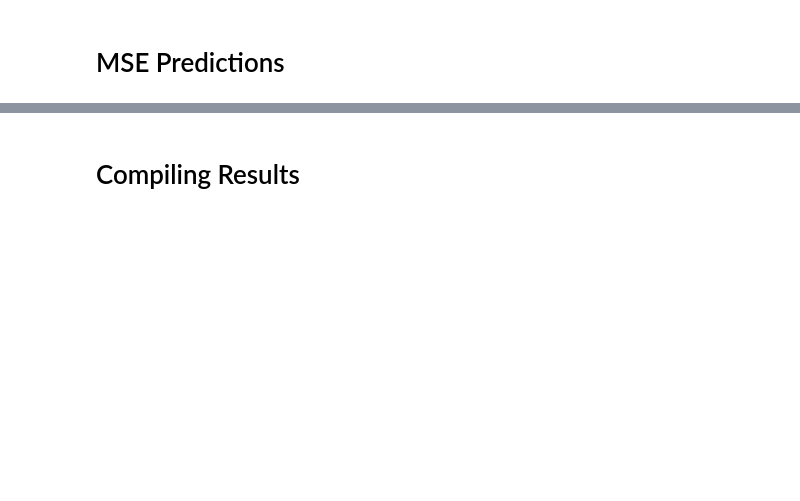
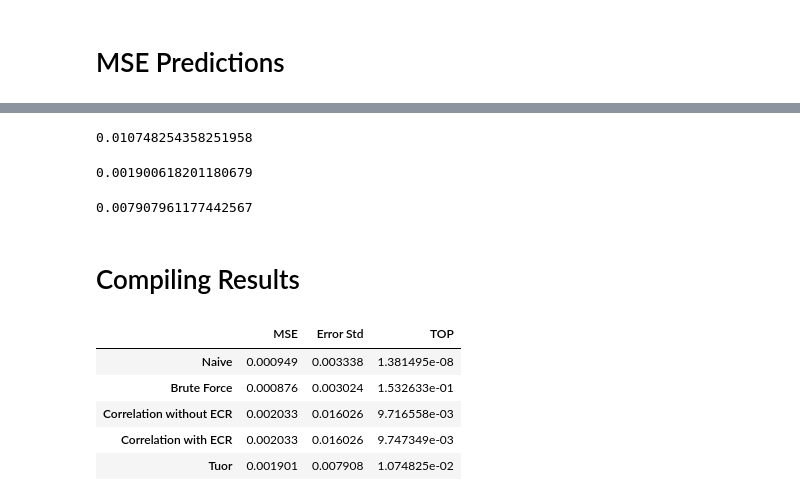
Before and after one commit to yhl116/Machine-Learning-to-Track-Cloud-Computing, a Jupyter notebook: implementation/Validation.ipynb, the cells around one changed output, grey strips where cells are left out. Drawn from its saved outputs; the diff is of its cells as text; code cells hidden in the pictures; blank space fills up the shorter version.

```diff
--- a/implementation/Validation.ipynb
+++ b/implementation/Validation.ipynb
@@ -496,3 +500,6 @@ for counter, brute_force_predictions in enumerate(brute_force_ls):
 
 brute_force_mse = np.mean(brute_force_mse_ls)
 brute_force_std = np.std(brute_force_mse_ls)
+# %%
+for counter, predictions in enumerate(brute_force_ls):
+    predictions.to_csv("derived_dataset//brute_force_predictions_" + str(counter) + ".csv", header = None)
@@ -533,3 +557,6 @@ for counter, corr_rolling_error_predictions in enumerate(corr_rolling_error_ls):
 
 corr_rolling_error_mse = np.mean(corr_rolling_error_mse_ls)
 corr_rolling_error_std = np.std(corr_rolling_error_mse_ls)
+# %%
+for counter, predictions in enumerate(corr_rolling_error_ls):
+    predictions.to_csv("derived_dataset//corr_rolling_error_predictions_" + str(counter) + ".csv", header = None)
@@ -570,3 +614,6 @@ for counter, corr_no_rolling_error_predictions in enumerate(corr_no_rolling_erro
 
 corr_no_rolling_error_mse = np.mean(corr_no_rolling_error_mse_ls)
 corr_no_rolling_error_std = np.std(corr_no_rolling_error_mse_ls)
+# %%
+for counter, predictions in enumerate(corr_no_rolling_error_ls):
+    predictions.to_csv("derived_dataset//corr_no_rolling_error_predictions_" + str(counter) + ".csv", header = None)
@@ -604,3 +663,6 @@ for counter, naive_predictions in enumerate(naive_ls):
 
 naive_mse = np.mean(naive_mse_ls)
 naive_std = np.std(naive_mse_ls)
+# %%
+for counter, predictions in enumerate(naive_ls):
+    predictions.to_csv("derived_dataset//naive_predictions_" + str(counter) + ".csv", header = None)
@@ -641,3 +723,15 @@ tuor_std = np.std(tuor_mse_ls)
+# %%
+tuor_top
+# %% [output]
+0.010748254358251958
+# %%
+tuor_mse
+# %% [output]
+0.001900618201180679
+# %%
+tuor_std
+# %% [output]
+0.007907961177442567
 # %% [markdown]
 # Compiling Results
 # %%
@@ -651,3 +745,12 @@ results_mapping["Tuor"] = [tuor_mse, tuor_std, tuor_top]
 
 results_index = ["MSE", "Error Std", "TOP"]
 df_results = pd.DataFrame(results_mapping, index = results_index).transpose()
+# %%
+df_results
+# %% [output]
+|  | MSE | Error Std | TOP |
+| Naive | 0.000949 | 0.003338 | 1.381495e-08 |
+| Brute Force | 0.000876 | 0.003024 | 1.532633e-01 |
+| Correlation without ECR | 0.002033 | 0.016026 | 9.716558e-03 |
+| Correlation with ECR | 0.002033 | 0.016026 | 9.747349e-03 |
+| Tuor | 0.001901 | 0.007908 | 1.074825e-02 |
```
Also changed, not shown: parts of 22 cells of this notebook, 2 other files.
